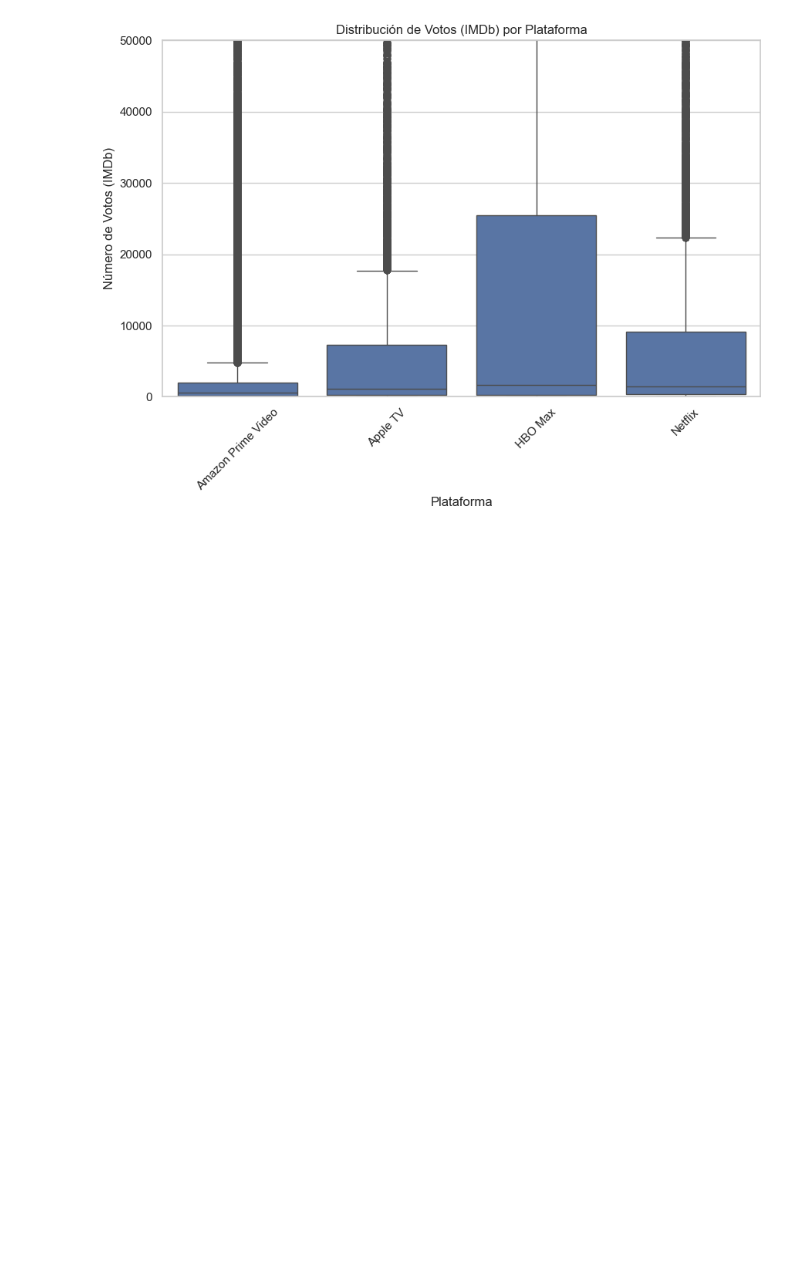
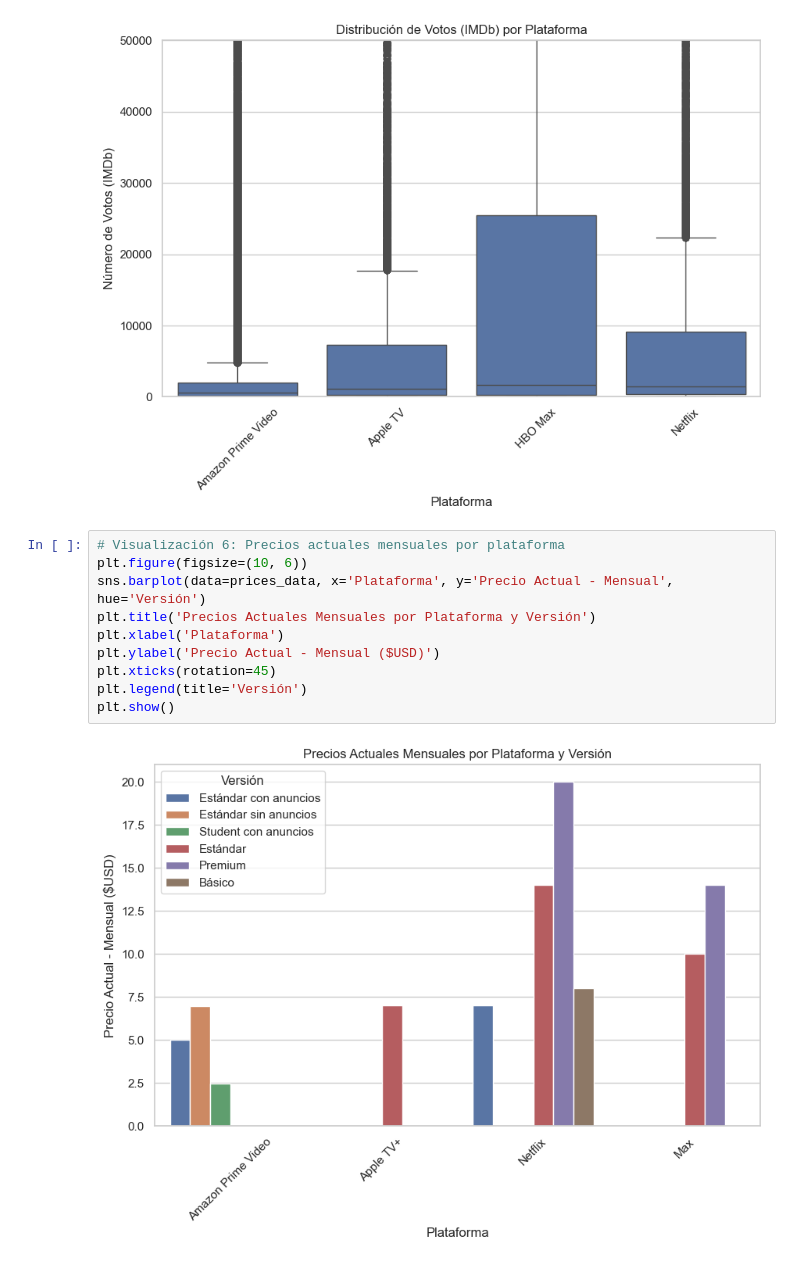
Before and after one commit to Sergio050799/Streaming_Data_Exploration, a Jupyter notebook: notebooks/03_data_visualization.ipynb, the cells around one changed output. Drawn from its saved outputs; the diff is of its cells as text; blank space fills up the shorter version.

Commit message:
EDA_ACTUALIZACIÓN_3
Día 11/01/2025

```diff
--- a/notebooks/03_data_visualization.ipynb
+++ b/notebooks/03_data_visualization.ipynb
@@ -64,3 +64,15 @@ plt.xticks(rotation=45)
 plt.show()
 # %% [output]
 [figure]
+# %%
+# Visualización 6: Precios actuales mensuales por plataforma
+plt.figure(figsize=(10, 6))
+sns.barplot(data=prices_data, x='Plataforma', y='Precio Actual - Mensual', hue='Versión')
+plt.title('Precios Actuales Mensuales por Plataforma y Versión')
+plt.xlabel('Plataforma')
+plt.ylabel('Precio Actual - Mensual ($USD)')
+plt.xticks(rotation=45)
+plt.legend(title='Versión')
+plt.show()
+# %% [output]
+[figure, added]
```
Also changed, not shown: parts of 3 cells of this notebook, 3 other files.
